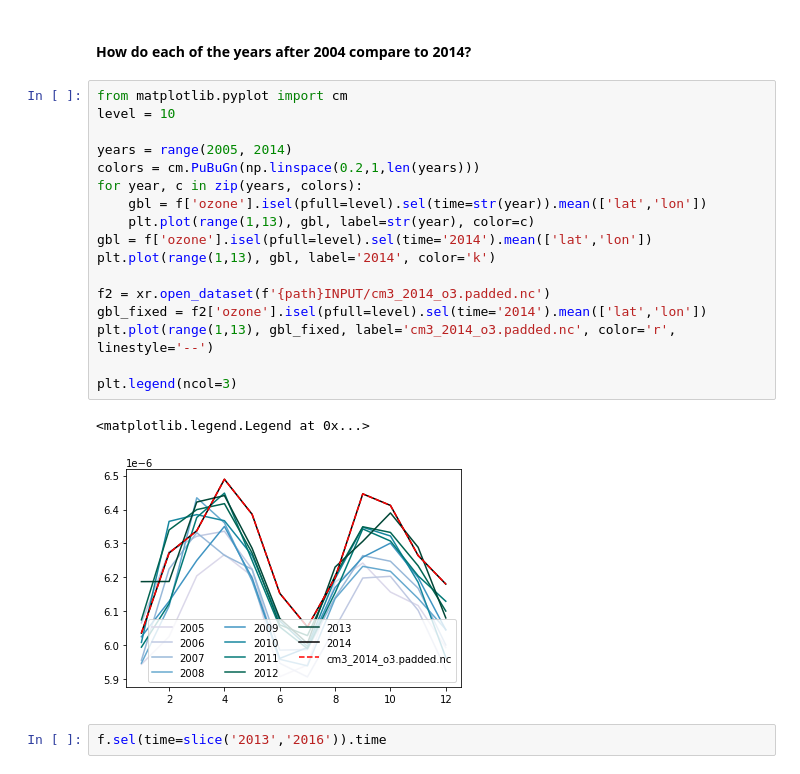
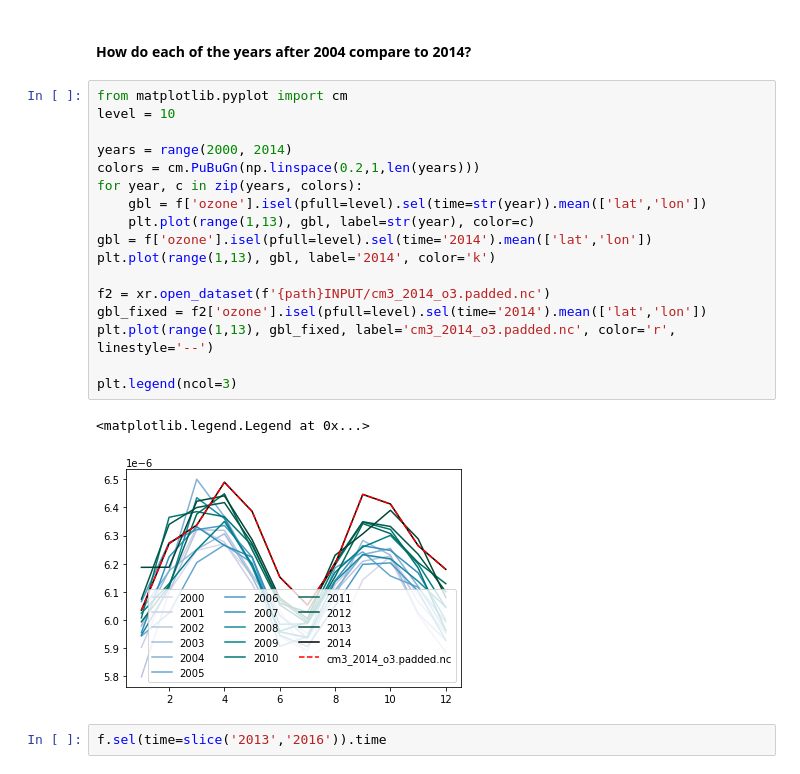
Before and after one commit to dougiesquire/cm-historical, a Jupyter notebook: notebooks/c5_f6_forcing.ipynb, the cells around one changed output. Drawn from its saved outputs; the diff is of its cells as text.

```diff
--- a/notebooks/c5_f6_forcing.ipynb
+++ b/notebooks/c5_f6_forcing.ipynb
@@ -695,23 +695,23 @@ Text(0.5, 1.0, 'pfull=1.5')
 # %%
 from matplotlib.pyplot import cm
 level = 10
 
-years = range(2005, 2014)
+years = range(2000, 2014)
 colors = cm.PuBuGn(np.linspace(0.2,1,len(years)))
 for year, c in zip(years, colors):
     gbl = f['ozone'].isel(pfull=level).sel(time=str(year)).mean(['lat','lon'])
     plt.plot(range(1,13), gbl, label=str(year), color=c)
 gbl = f['ozone'].isel(pfull=level).sel(time='2014').mean(['lat','lon'])
 plt.plot(range(1,13), gbl, label='2014', color='k')
 
 f2 = xr.open_dataset(f'{path}INPUT/cm3_2014_o3.padded.nc')
 gbl_fixed = f2['ozone'].isel(pfull=level).sel(time='2014').mean(['lat','lon'])
 plt.plot(range(1,13), gbl_fixed, label='cm3_2014_o3.padded.nc', color='r', linestyle='--')
 
 plt.legend(ncol=3)
 # %% [output]
 <matplotlib.legend.Legend at 0x...>
-[figure, old version]
+[figure, new version]
 # %%
 f.sel(time=slice('2013','2016')).time
 # %% [output]
```
Also changed, not shown: parts of 3 cells of this notebook, 1 other file.
